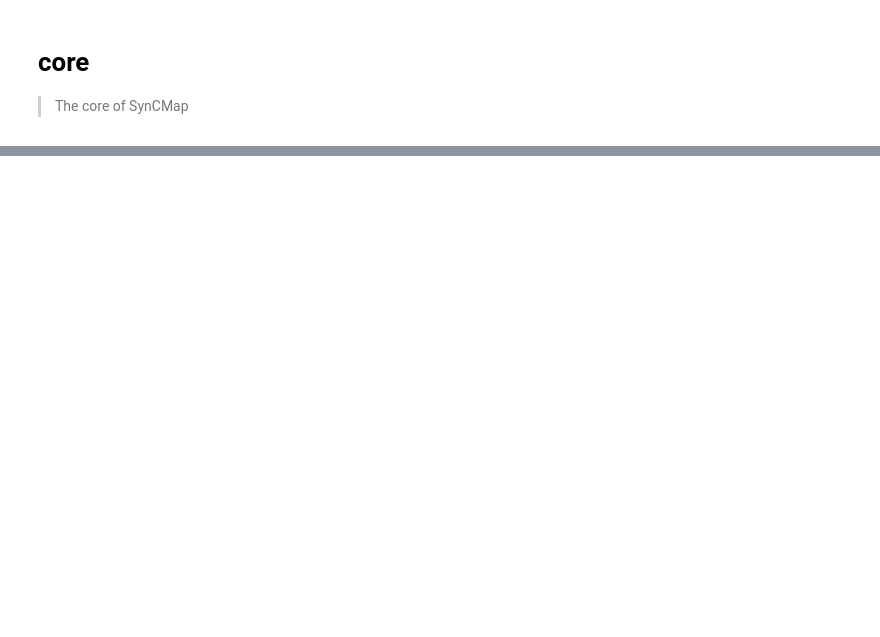
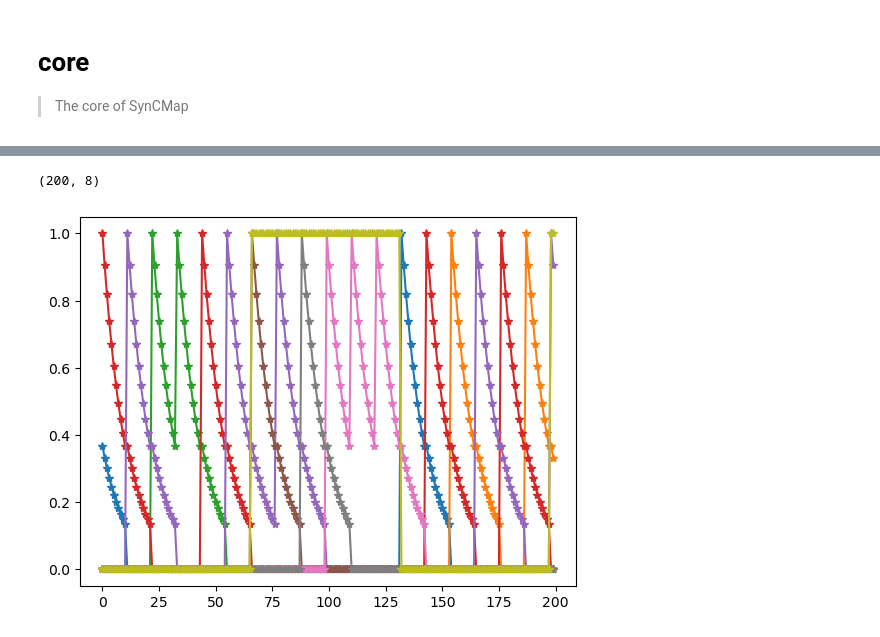
Before and after one commit to Loccret/SyncMap-Draft, a Jupyter notebook: nbs/00_core.ipynb, the cells around one changed output, grey strips where cells are left out. Saved outputs shown, nothing was run; the diff lists cells and outputs as text; code cells hidden in the pictures; blank space fills up the shorter version.

```diff
--- a/nbs/00_core.ipynb
+++ b/nbs/00_core.ipynb
@@ -164,3 +198,8 @@ class SyncMap:
+# %%
+env.plotSuperposed(input_class[:200], input_sequence[:200])
+# %% [output]
+(200, 8)
+[figure, added]
 # %%
 #| hide
 import nbdev; nbdev.nbdev_export()
```
Also changed, not shown: parts of 4 cells of this notebook, 1 other file.
